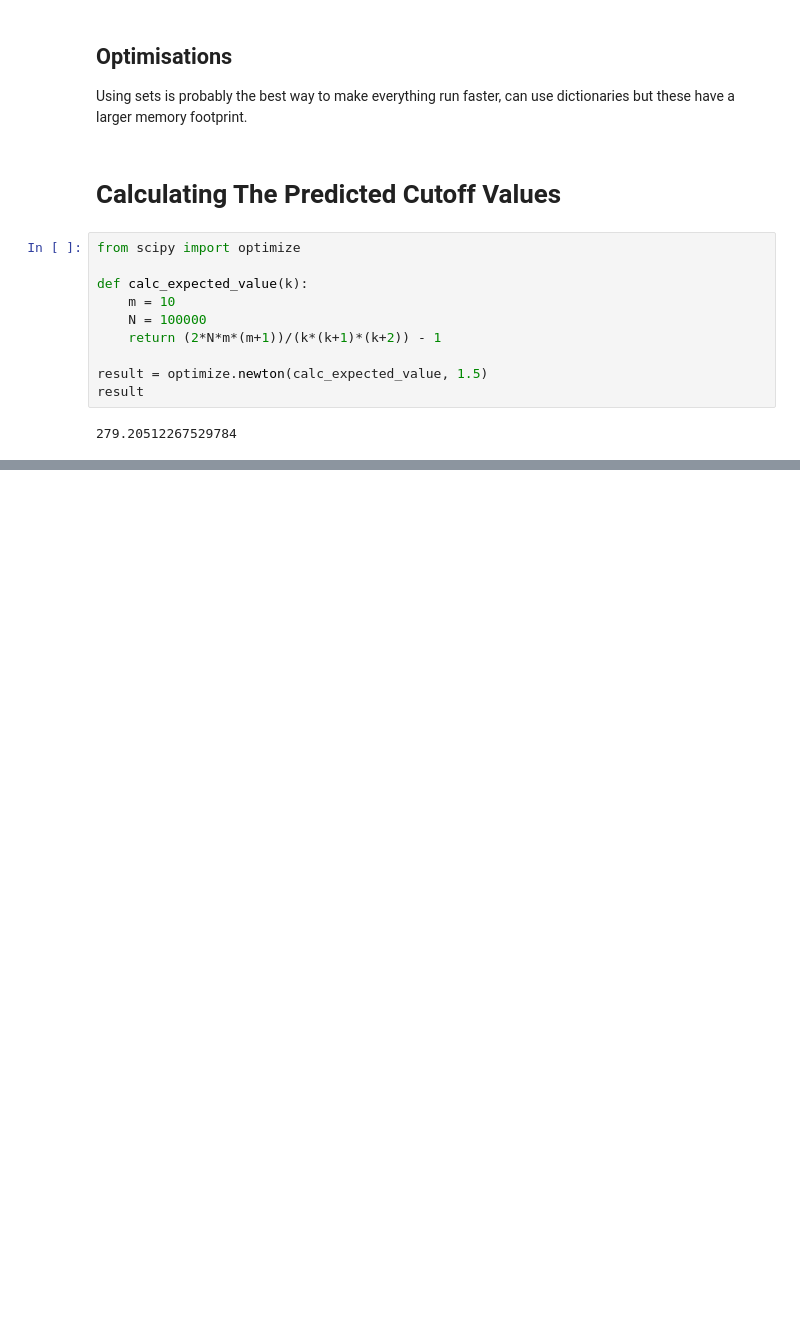
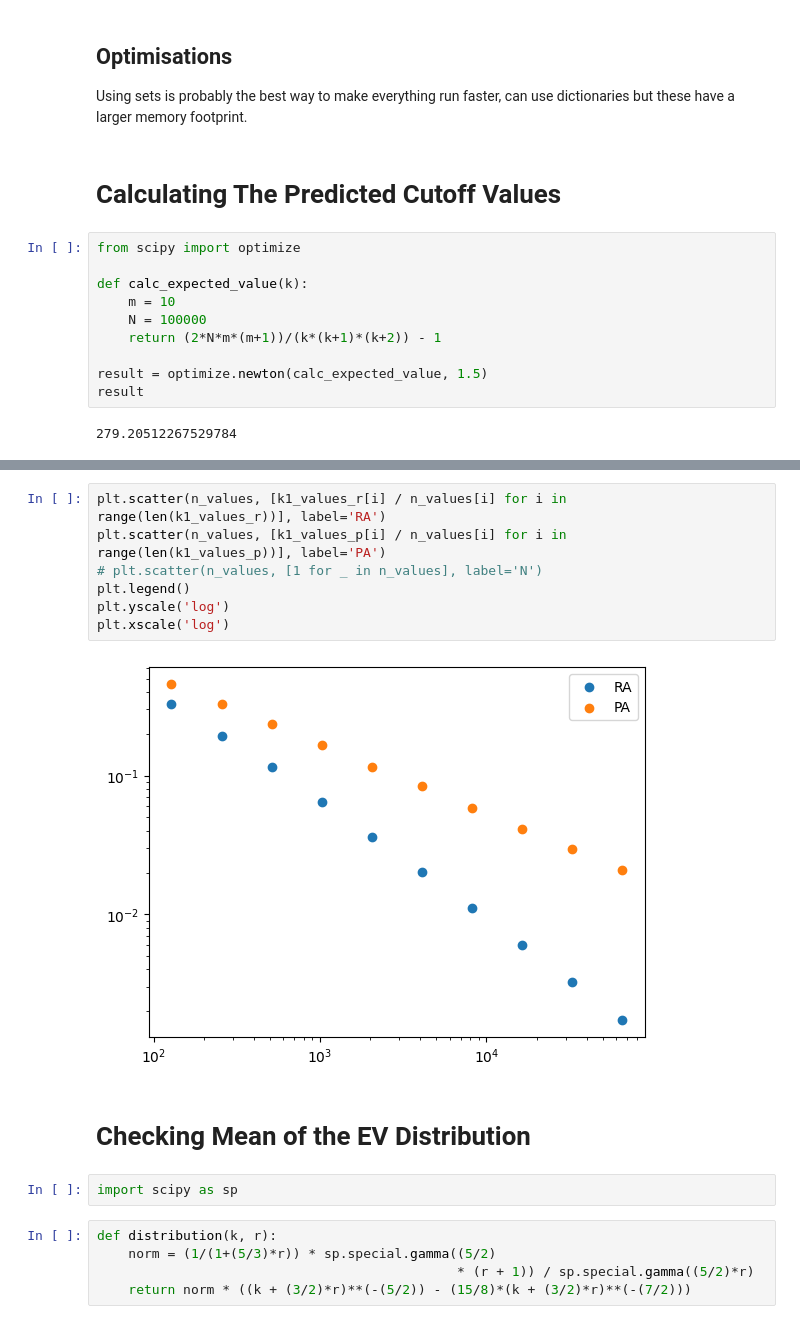
Before and after one commit to bdgrichards/network-models, a Jupyter notebook: temp.ipynb, the cells around one changed output, grey strips where cells are left out. Saved outputs shown, nothing was run; the diff lists cells and outputs as text; blank space fills up the shorter version.

```diff
--- a/temp.ipynb
+++ b/temp.ipynb
@@ -124,0 +155,18 @@ result
+# %%
+plt.scatter(n_values, [k1_values_r[i] / n_values[i] for i in range(len(k1_values_r))], label='RA')
+plt.scatter(n_values, [k1_values_p[i] / n_values[i] for i in range(len(k1_values_p))], label='PA')
+# plt.scatter(n_values, [1 for _ in n_values], label='N')
+plt.legend()
+plt.yscale('log')
+plt.xscale('log')
+# %% [output]
+[figure, added]
+# %% [markdown]
+# Checking Mean of the EV Distribution
+# %%
+import scipy as sp
+# %%
+def distribution(k, r):
+    norm = (1/(1+(5/3)*r)) * sp.special.gamma((5/2)
+                                              * (r + 1)) / sp.special.gamma((5/2)*r)
+    return norm * ((k + (3/2)*r)**(-(5/2)) - (15/8)*(k + (3/2)*r)**(-(7/2)))
```
Also changed, not shown: parts of 5 cells of this notebook, 18 other files.
